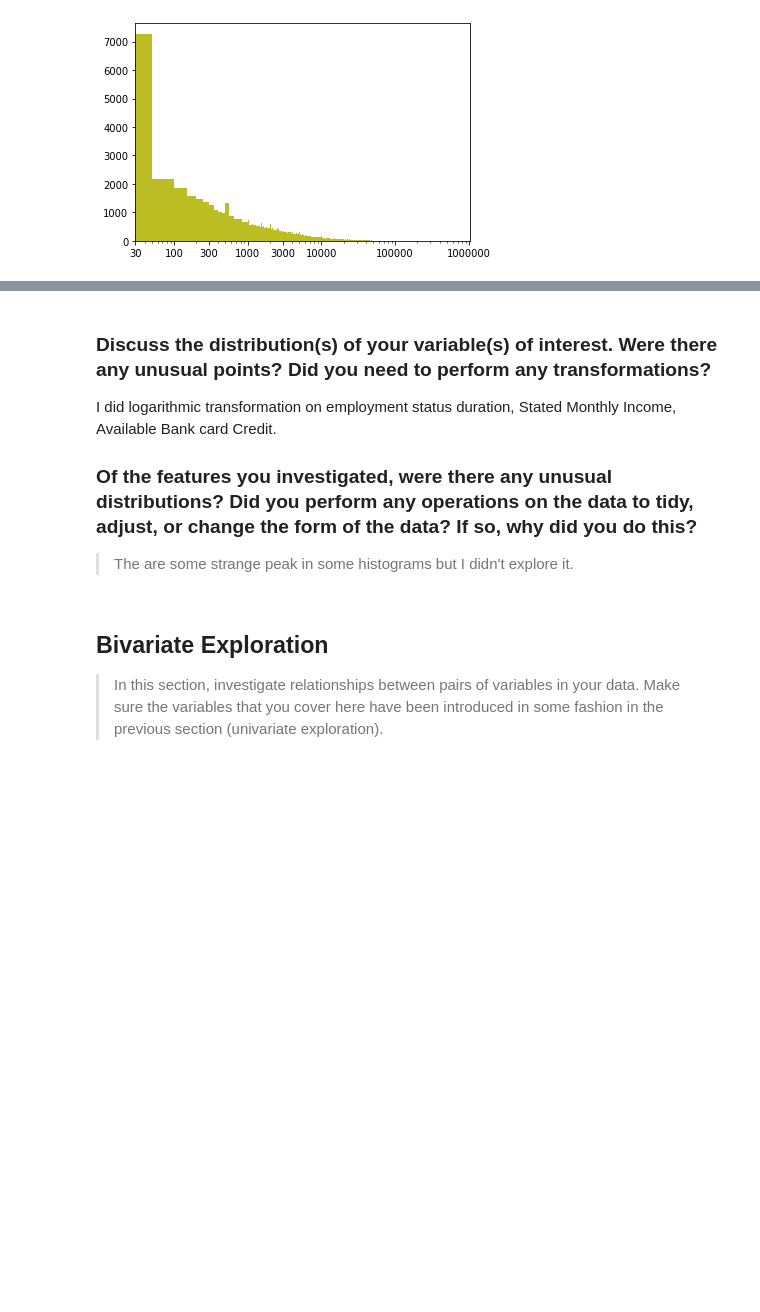
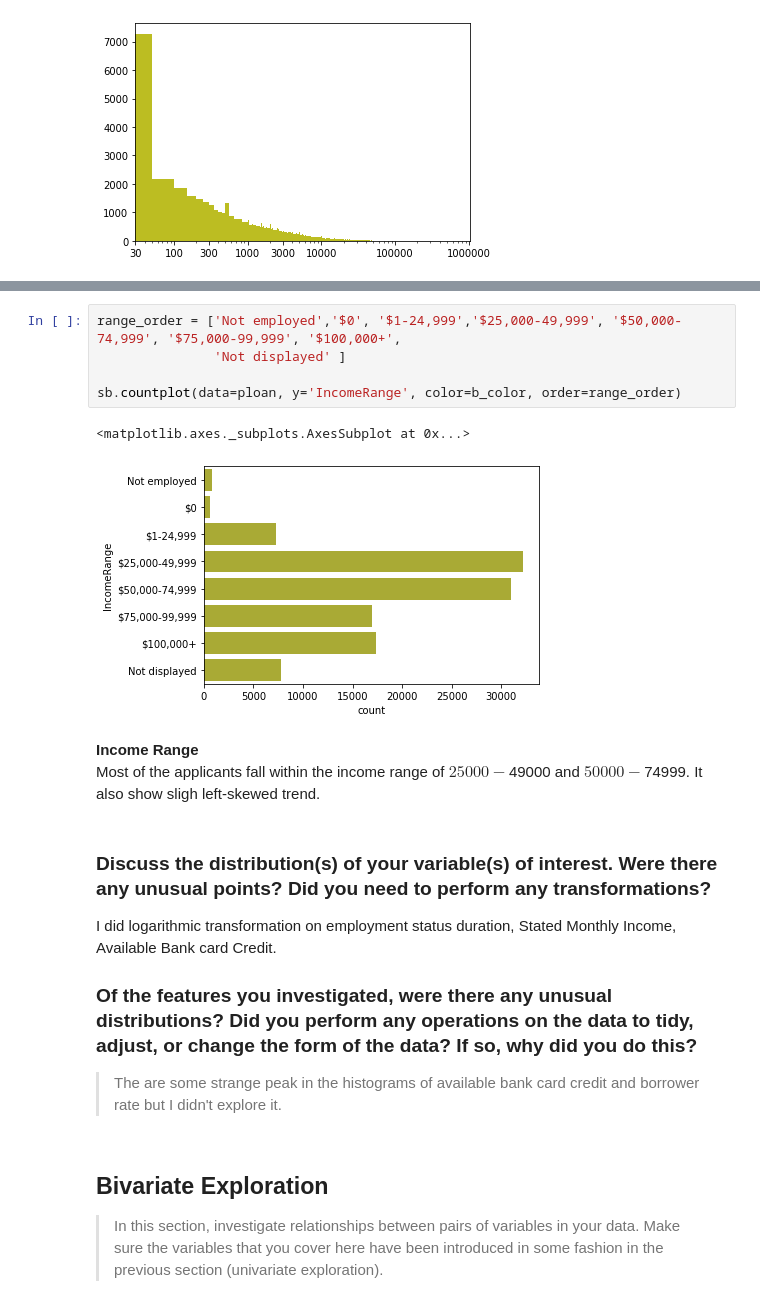
Before and after one commit to Zalon-Wong/Visualizing_Personal_Loan_Data, a Jupyter notebook: exploration.ipynb, the cells around one changed output, grey strips where cells are left out. Drawn from its saved outputs; the diff is of its cells as text; blank space fills up the shorter version.

```diff
--- a/exploration.ipynb
+++ b/exploration.ipynb
@@ -276,3 +307,14 @@ Right skewed with a peak at 30 - 40 credit.
+# %%
+range_order = ['Not employed','$0', '$1-24,999','$25,000-49,999', '$50,000-74,999', '$75,000-99,999', '$100,000+',
+               'Not displayed' ]
+
+sb.countplot(data=ploan, y='IncomeRange', color=b_color, order=range_order)
+# %% [output]
+<matplotlib.axes._subplots.AxesSubplot at 0x...>
+[figure, added]
+# %% [markdown]
+**Income Range**
+Most of the applicants fall within the income range of $25000 - $49000 and $50000 - $74999. It also show sligh left-skewed trend.
 # %% [markdown]
 ### Discuss the distribution(s) of your variable(s) of interest. Were there any unusual points? Did you need to perform any transformations?
 
@@ -280,7 +322,7 @@ I did logarithmic transformation on employment status duration, Stated Monthly I
 
 ### Of the features you investigated, were there any unusual distributions? Did you perform any operations on the data to tidy, adjust, or change the form of the data? If so, why did you do this?
 
-> The are some strange peak in some histograms but I didn't explore it.
+> The are some strange peak in the histograms of available bank card credit and borrower rate but I didn't explore it.
 # %% [markdown]
 ## Bivariate Exploration
 
```
Also changed, not shown: parts of 60 cells of this notebook.
